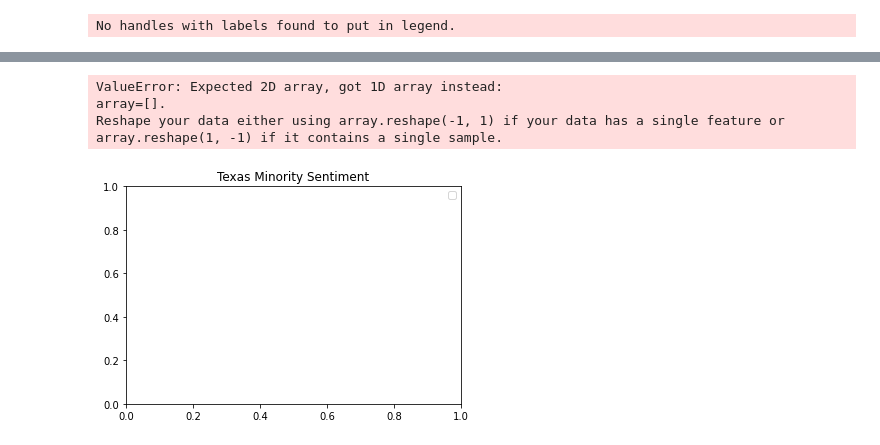
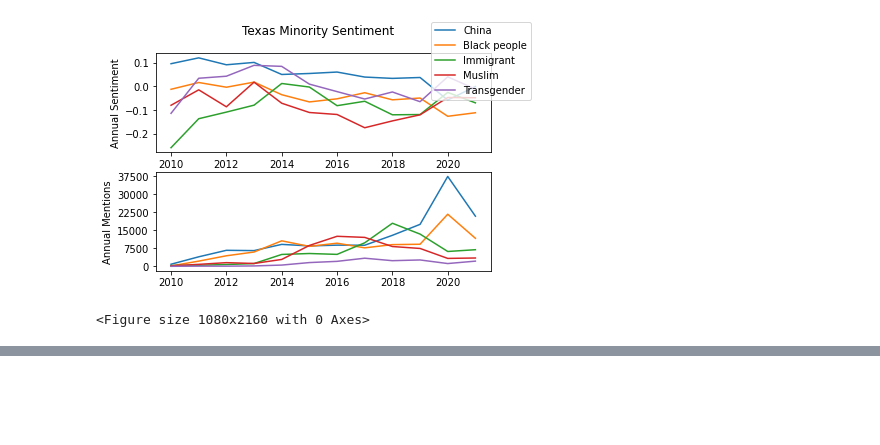
Before and after one commit to Azal-Amer/DataScienceTutorial, a Jupyter notebook: Minority Sentiment/TimeSentimentAnalysis.ipynb, the cells around one changed output, grey strips where cells are left out. Drawn from its saved outputs; the diff is of its cells as text; code cells hidden in the pictures; blank space fills up the shorter version.

Commit message:
Started comprehensive data analysis

```diff
--- a/Minority Sentiment/TimeSentimentAnalysis.ipynb
+++ b/Minority Sentiment/TimeSentimentAnalysis.ipynb
@@ -13,12 +13,19 @@ keyword = 'transgender'
 year = str(2021)
 currentYear = datetime.datetime.now().year
 # %%
-keyWords = ['China','black people','immigrant','muslim','transgender','asian']
+keyWords = ['China','black people','immigrant','muslim','transgender']
 # %%
 averageSentKeyword = {}
 mentionsKeyword = {}
+# MENTIONSKEYWORD is the frequency of mentions year by year of the given term
+startYear = 2010
+# Start year is the year you want to begin construction of the graph
+yearList = []
+for year in range(startYear,currentYear+1):
+    year = str(year)
+    yearList.append(int(year))
 for keyword in keyWords:
-    yearList = []
+
     averageSentimentOverTime = []
     json_folder = 'Keyword State'
     file_dir = Path.cwd()
@@ -34,13 +41,12 @@ for keyword in keyWords:
     timeDF = pd.json_normalize(stateDF['Time'])
     stateDF.drop('Time',axis = 1,inplace= True)
     maxCount = timeDF[list(timeDF.filter(regex=('count')))].max().max()
-    for year in range(2006,currentYear+1):
+    for year in range(startYear,currentYear+1):
         year = str(year)
         if(len(list(timeDF.filter(regex=year)))>0):
 
             slicetimeDF = timeDF[list(timeDF.filter(regex=('County|' + year+'.comp|' + year+'.count')))]
             county=timeDF[list(timeDF.filter(regex=('County|' + year+'.count')))]
-            print(slicetimeDF)
             stateDF = pd.concat([stateDF['County'], slicetimeDF], axis=1)
             stateDF.rename(columns= {stateDF.columns[1]:'# of Tweets',stateDF.columns[2]:'score'}, inplace=True)
             json_folder = 'Keyword State'
@@ -59,55 +65,48 @@ for keyword in keyWords:
             totalTweets = stateDF.iloc[:, 1].sum()
             averageSentiment = 0
             k=0
-            print(stateDF)
             for score in stateDF['score']:
                 if(math.isnan(score)==False):
                     # multiply all values in the score column by the corresponding value in the population column
                     averageSentiment += score * stateDF.iat[k,1]
                 k+=1
             averageSentiment=averageSentiment/totalTweets
-            yearList.append(int(year))
+
             averageSentimentOverTime.append([averageSentiment,int(year)])
+            # Average sentiment overtime is a single index for a specific keyword, which then gets dumped into averageSentKeyword
 
 
-    # averageSentimentOverTime = scaler.fit_transform(averageSentimentOverTime)
-    totalTweets = stateDF.iloc[:, 1].sum()
-    print(totalTweets)
-    if keyword in mentionsKeyword:
-        mentionsKeyword[keyword].append([totalTweets,year])
-    else:
-        mentionsKeyword[keyword] = [totalTweets]
+        totalTweets = stateDF.iloc[:, 1].sum()
+        if keyword in mentionsKeyword:
+            mentionsKeyword[keyword].append([totalTweets,int(year)])
+        else:
+            mentionsKeyword[keyword] = [[totalTweets,int(year)]]
 
     a, b = zip(*averageSentimentOverTime)
-
+    averageSentKeyword[keyword] = a
     # plt.plot(b,a,label = keyword)
 
 # np.vstack(averageSentimentOverTime,yearList)
-print(mentionsKeyword)
-plt.title('Texas Minority Sentiment')
 
-plt.legend()
 
-# print(list(averageSentKeyword.values())[0])
-# print(scaler.fit_transform(list(averageSentKeyword.values())[0]))
+
 SentimentYear = {}
 topKeys = averageSentKeyword.keys()
-
 for i in range(len(averageSentKeyword.values())):
     # averageSentKeyword.values()[i]
-    sentiment, year = zip(*list(averageSentKeyword.values())[i])
-    for j in range(len(year)):
-        if year[j] in SentimentYear:
-            SentimentYear[year[j]].append(sentiment[j])
+    sentiment = list(list(averageSentKeyword.values())[i])
+    for j in range(len(yearList)):
+        if yearList[j] in SentimentYear:
+
+            SentimentYear[yearList[j]].append(list(sentiment)[j])
         else:
-            SentimentYear[year[j]] = [sentiment[j]]
+            SentimentYear[yearList[j]] = [list(sentiment)[j]]
             # Sentiment year is the sorted matrix which is passed through the normalizign function
             # The columns are a measure of the given year
             # The rows are the different keywords
 topKeys = list(topKeys)
-
-normalizedSentiment =  scaler.fit_transform(list(SentimentYear.values()))
-NormalizedData =pd.DataFrame(SentimentYear.values(), columns=topKeys, index=SentimentYear.keys())
+# normalizedSentiment =  scaler.fit_transform(list(SentimentYear.values()))
+NormalizedData =pd.DataFrame(SentimentYear.values(),index=SentimentYear.keys(),columns=topKeys)
 # NormalizedData.rename(topKeys,inplace=True)
 remappedData = []
 for i in range(len(NormalizedData.columns)):
@@ -119,9 +118,19 @@ for i in range(len(NormalizedData.columns)):
     # "a" is a list of n-arrays (each array is a data row), "yearList" is a list of integers
 
     remappedData.append(list(a))
+fig, (ax1,ax2) = plt.subplots(2)
+fig.suptitle('Texas Minority Sentiment')
+ax1.set_ylabel('Annual Sentiment')
+ax2.set_ylabel('Annual Mentions')
+ax1.set_yticks(np.arange(-.3, .1+.1, .1))
+ax2.set_yticks(np.arange(0, 100000+10000, 10000*.75))
+for i in range(len(topKeys)):topKeys[i] = topKeys[i].capitalize()
 for i in range(len(remappedData)):
 
-    plt.plot(yearList,remappedData[i],label = topKeys[i])
+    ax1.plot(yearList,remappedData[i],label = topKeys[i])
 
-plt.legend()
+    x,y = zip(*mentionsKeyword[keyWords[i]])
+    ax2.plot(y,x)
+plt.figure(figsize=(15,30))
+fig.legend()
 # %% [output]
@@ -145 +138,2 @@ plt.legend()
+[figure, new version]
-No handles with labels found to put in legend.
+<Figure size 1080x2160 with 0 Axes>
@@ -163,4 +139,0 @@ No handles with labels found to put in legend.
-ValueError: Expected 2D array, got 1D array instead:
-array=[].
-Reshape your data either using array.reshape(-1, 1) if your data has a single feature or array.reshape(1, -1) if it contains a single sample.
-[figure, old version]
```
Also changed, not shown: parts of 1 cell of this notebook, 1 other file.
